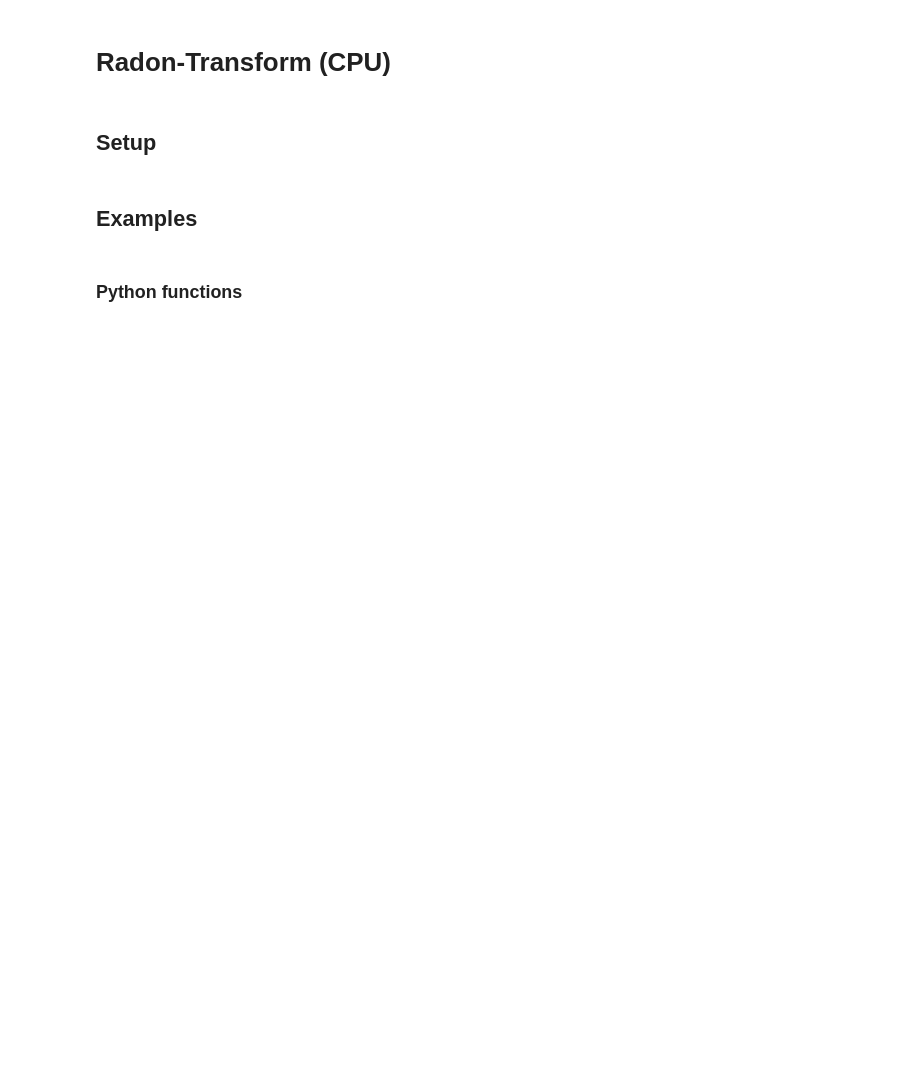
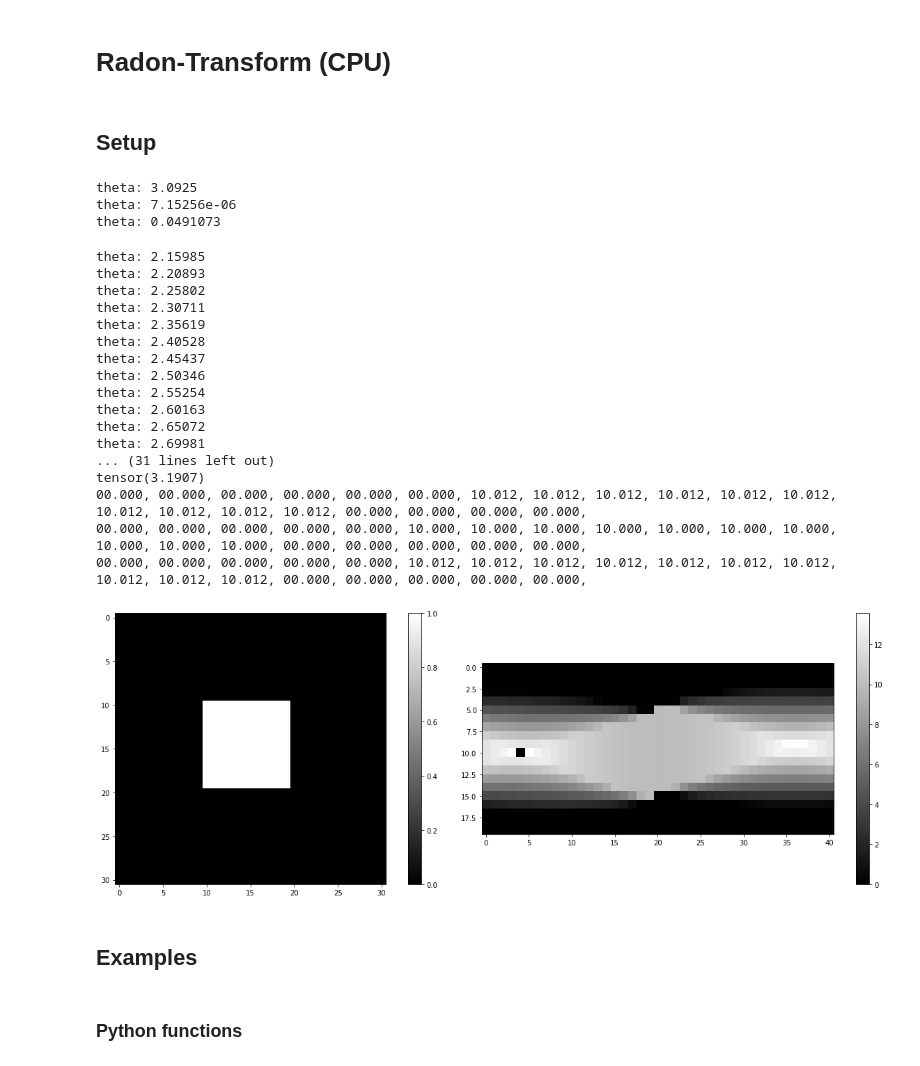
Before and after one commit to AlexanderAuras/radon, a Jupyter notebook: cpu_test.ipynb, the cells around one changed output. Cells and saved outputs as stored; diff of their text form; code cells hidden in the pictures; blank space fills up the shorter version.

Commit message:
Working cpuForward
Co-authored-by: Samira <samirak98@users.noreply.github.com>

```diff
--- a/cpu_test.ipynb
+++ b/cpu_test.ipynb
@@ -27,6 +27,64 @@ def shepp_logan_phantom(n):
                 torch.square((x-centers[i,0])*sin(theta[i])-(y-centers[i,1])*cos(theta[i]))/((axes[i,1]/2.0)**2)
                 <= 1.0] += intensity[i]
     return phantom.T
+# %%
+img = torch.zeros((1,1,31,31))
+img[0, 0, 10:20, 10:20] = 1.0
+sino = radon.radon_forward(img, torch.tensor([3.0925, 3.1416, 3.1907]), torch.tensor([-7,-6,-5,-4,-3,-2,-1,0,1,2,3,4,5,6,7]).to(torch.float32))
+# %% [output]
+theta: 3.0925
+theta: 7.15256e-06
+theta: 0.0491073
+# %%
+img = torch.zeros((1,1,31,31))
+img[0, 0, 10:20, 10:20] = 1.0
+delta_theta = 3.14159265359/256.0
+pi_half = 3.14159265359/2.0
+sino = radon.radon_forward(img, torch.linspace(0, 3.14159265359*2.0, 129)[:-1][44:85], torch.arange(-10,10).to(torch.float32))
+print(torch.linspace(0, 3.14159265359*2.0, 129)[:-1][44:85][19])
+print(torch.linspace(0, 3.14159265359*2.0, 129)[:-1][44:85][20])
+print(torch.linspace(0, 3.14159265359*2.0, 129)[:-1][44:85][21])
+[print(f"{sino[0,0,19,i]:06.3f}, ", end="") for i in range(sino.shape[3])]
+print()
+[print(f"{sino[0,0,20,i]:06.3f}, ", end="") for i in range(sino.shape[3])]
+print()
+[print(f"{sino[0,0,21,i]:06.3f}, ", end="") for i in range(sino.shape[3])]
+
+plt.subplots(1,2,figsize=(18,6))
+plt.subplot(1,2,1)
+plt.imshow(img[0,0], cmap="gray", interpolation="nearest")
+plt.colorbar()
+plt.subplot(1,2,2)
+#plt.imshow(torch.cat((sino_2[0,0,:128,:], torch.flip(sino_2[0,0,128:,:], (0,)))).mT, cmap="gray")
+plt.imshow(sino[0,0].mT, cmap="gray")
+plt.colorbar()
+plt.tight_layout()
+plt.show()
+
+#plt.figure(figsize=(6,6))
+#plt.imshow((sino4[0,0,:128,:]-sino4[0,0,128:,:]).mT, cmap="gray")
+#plt.colorbar()
+#plt.tight_layout()
+#plt.show()
+# %% [output]
+theta: 2.15985
+theta: 2.20893
+theta: 2.25802
+theta: 2.30711
+theta: 2.35619
+theta: 2.40528
+theta: 2.45437
+theta: 2.50346
+theta: 2.55254
+theta: 2.60163
+theta: 2.65072
+theta: 2.69981
+... (31 lines left out)
+tensor(3.1907)
+00.000, 00.000, 00.000, 00.000, 00.000, 00.000, 10.012, 10.012, 10.012, 10.012, 10.012, 10.012, 10.012, 10.012, 10.012, 10.012, 00.000, 00.000, 00.000, 00.000,
+00.000, 00.000, 00.000, 00.000, 00.000, 10.000, 10.000, 10.000, 10.000, 10.000, 10.000, 10.000, 10.000, 10.000, 10.000, 00.000, 00.000, 00.000, 00.000, 00.000,
+00.000, 00.000, 00.000, 00.000, 00.000, 10.012, 10.012, 10.012, 10.012, 10.012, 10.012, 10.012, 10.012, 10.012, 10.012, 00.000, 00.000, 00.000, 00.000, 00.000,
+[figure, added]
 # %% [markdown]
 ## Examples
 # %% [markdown]
```
Also changed, not shown: parts of 6 cells of this notebook, 2 other files.
